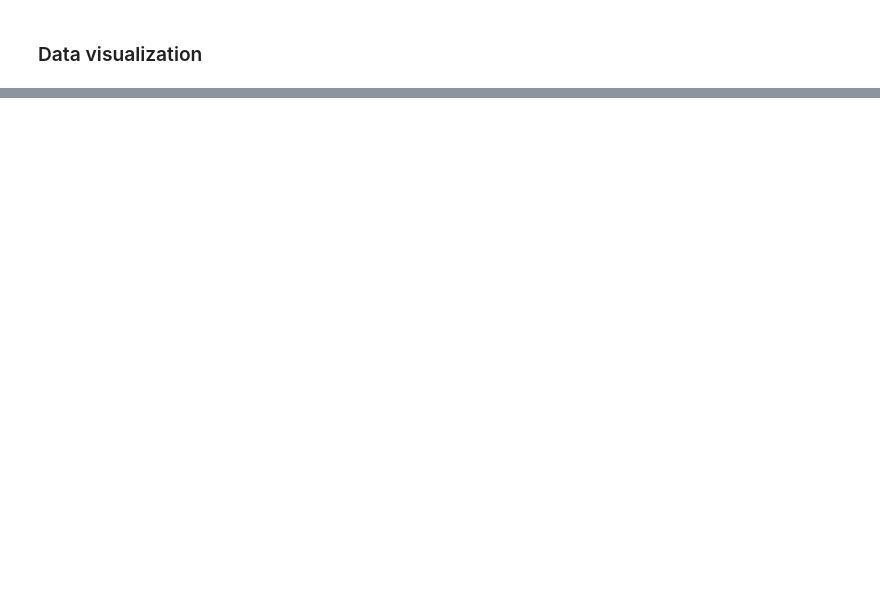
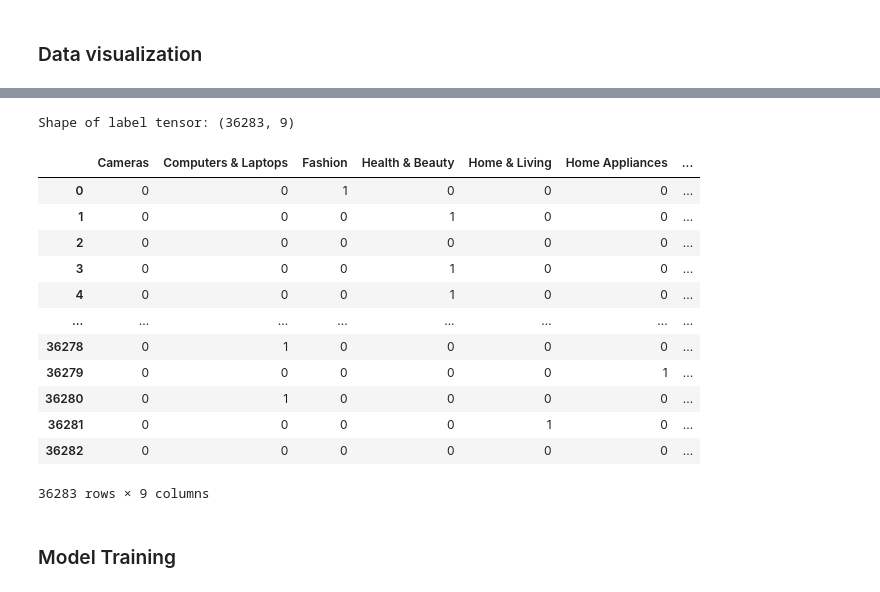
Before and after one commit to mustafabawany/Product-Title-Classification, a Jupyter notebook: Product Title Classification.ipynb, the cells around one changed output, grey strips where cells are left out. Drawn from its saved outputs; the diff is of its cells as text; code cells hidden in the pictures; blank space fills up the shorter version.

```diff
--- a/Product Title Classification.ipynb
+++ b/Product Title Classification.ipynb
@@ -177,0 +223,5 @@ Text(0, 0.5, 'Categories')
+# %%
+# Build Features
+X = df['combined']
+Y1 = df['category_lvl1'].values
+X.shape
@@ -177,0 +258,25 @@ Text(0, 0.5, 'Categories')
+# %%
+Y1 = pd.get_dummies(Y1) # one hot encoding
+print('Shape of label tensor:', Y1.shape)
+
+Y1
+# train_Y_c2 = pd.get_dummies(tCol_df['c2']).values # one hot encoding
+# print('Shape of label tensor:', train_Y_c2.shape)
+
+# train_Y_c3 = pd.get_dummies(tCol_df['c3']).values # one hot encoding
+# print('Shape of label tensor:', train_Y_c3.shape)
+# %% [output]
+Shape of label tensor: (36283, 9)
+|  | Cameras | Computers & Laptops | Fashion | Health & Beauty | Home & Living | Home Appliances | ... |
+| 0 | 0 | 0 | 1 | 0 | 0 | 0 | ... |
+| 1 | 0 | 0 | 0 | 1 | 0 | 0 | ... |
+| 2 | 0 | 0 | 0 | 0 | 0 | 0 | ... |
+| 3 | 0 | 0 | 0 | 1 | 0 | 0 | ... |
+| 4 | 0 | 0 | 0 | 1 | 0 | 0 | ... |
+| ... | ... | ... | ... | ... | ... | ... | ... |
+| 36278 | 0 | 1 | 0 | 0 | 0 | 0 | ... |
+| 36279 | 0 | 0 | 0 | 0 | 0 | 1 | ... |
+| 36280 | 0 | 1 | 0 | 0 | 0 | 0 | ... |
+| 36281 | 0 | 0 | 0 | 0 | 1 | 0 | ... |
+| 36282 | 0 | 0 | 0 | 0 | 0 | 0 | ... |
+36283 rows × 9 columns
@@ -177,0 +285,2 @@ Text(0, 0.5, 'Categories')
+# %% [markdown]
+### Model Training
```
Also changed, not shown: parts of 19 cells of this notebook.
